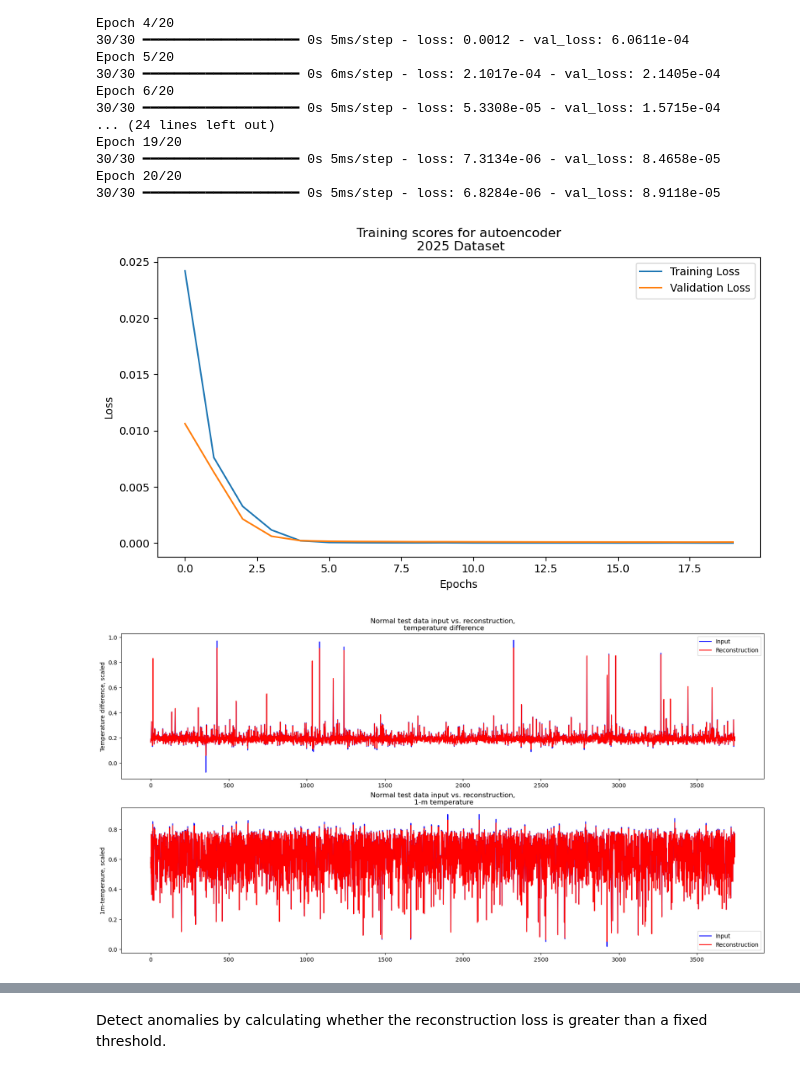
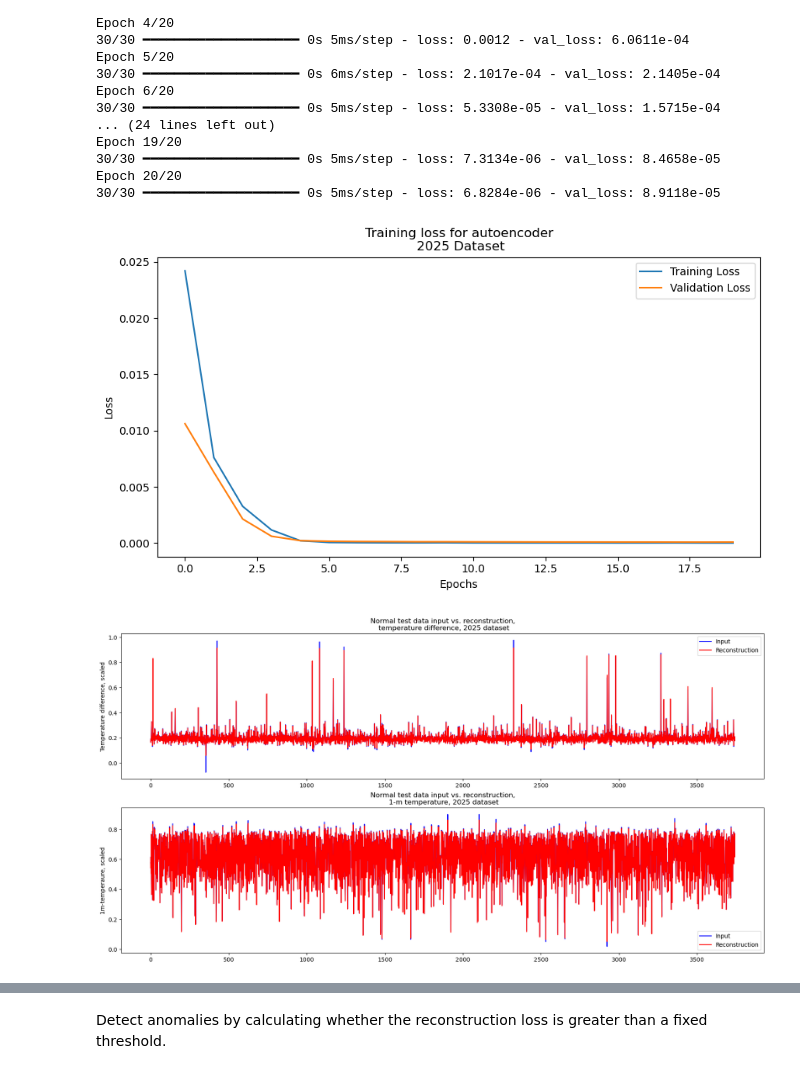
Before and after one commit to johtj/data_analysis_ml_project3, a Jupyter notebook: autoencoder.ipynb, the cells around one changed output, grey strips where cells are left out. Cells and saved outputs as stored; diff of their text form; code cells hidden in the pictures.

```diff
--- a/autoencoder.ipynb
+++ b/autoencoder.ipynb
@@ -150,40 +156,42 @@ Epoch 20/20
 plt.figure(figsize=(10,5))
 plt.plot(history.history["loss"], label="Training Loss")
 plt.plot(history.history["val_loss"], label="Validation Loss")
-plt.title("Training scores for autoencoder\n 2025 Dataset")
+plt.title("Training loss for autoencoder\n 2025 Dataset")
 plt.xlabel("Epochs")
 plt.ylabel("Loss")
 plt.legend()
 plt.savefig("figures/autoencoder_results/training_scores_autoencoder_2025.png")
 # %% [output]
-[figure, old version]
+[figure, new version]
 # %%
 encoded_data = autoencoder.encoder(normal_test_data).numpy()
 decoded_data = autoencoder.decoder(encoded_data).numpy()
 
 plt.figure(figsize=(20,10))
 
 ax = plt.subplot(2,1,1)
 
 ax.plot(normal_test_data["temp_diff"].values, 'b')
 ax.plot(decoded_data[:,0], 'r')
 
-ax.set_title("Normal test data input vs. reconstruction,\n temperature difference")
+ax.set_title("Normal test data input vs. reconstruction,\n temperature difference, 2025 dataset")
 ax.legend(labels=["Input", "Reconstruction"])
 ax.set_ylabel("Temperature difference, scaled")
 
 ax1 = plt.subplot(2,1,2)
 
 ax1.plot(normal_test_data["temp_1m_calibrated"].values, 'b')
 ax1.plot(decoded_data[:,1], 'r')
 
-ax1.set_title("Normal test data input vs. reconstruction,\n 1-m temperature")
+ax1.set_title("Normal test data input vs. reconstruction,\n 1-m temperature, 2025 dataset")
 ax1.legend(labels=["Input", "Reconstruction"])
+
 ax1.set_ylabel("1m-temperaure, scaled")
 
 plt.savefig("figures/autoencoder_results/input_vs_reconstruction_normal.png")
+, 2025 dataset
 # %% [output]
-[figure, old version]
+[figure, new version]
 # %%
 encoded_data = autoencoder.encoder(anomalous_test_data).numpy()
 decoded_data = autoencoder.decoder(encoded_data).numpy()
```
Also changed, not shown: parts of 5 cells of this notebook, 16 other files.
